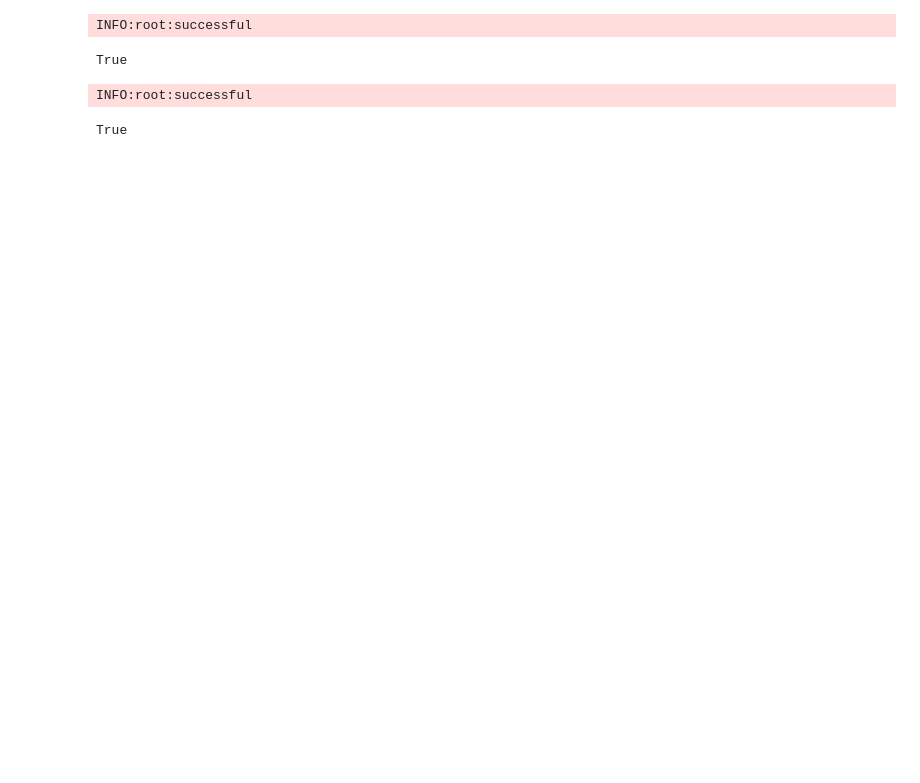
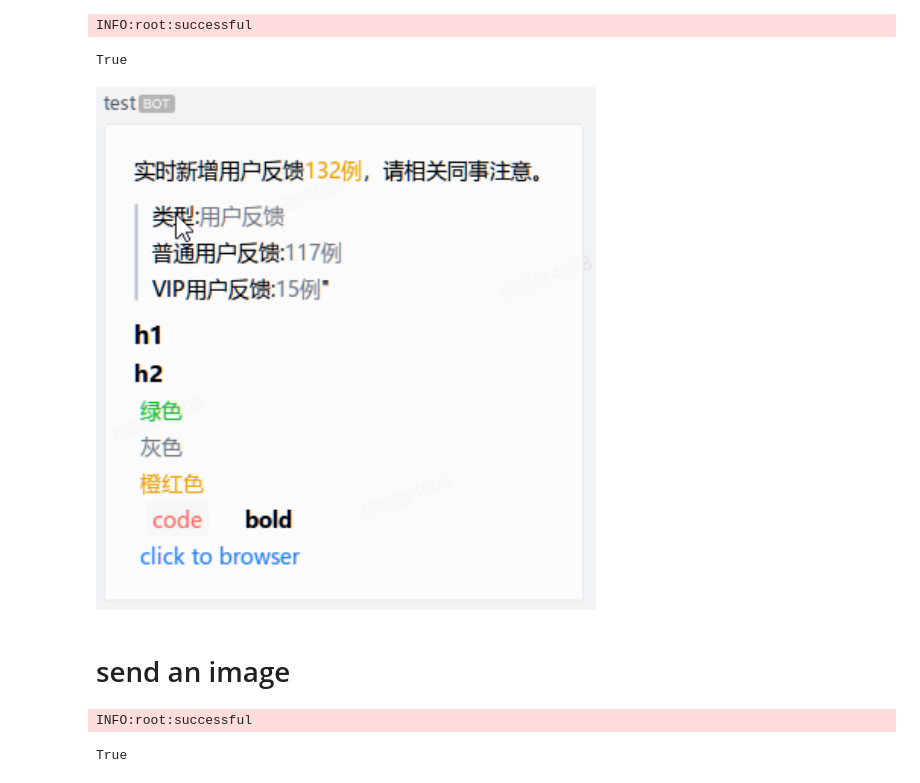
Before and after one commit to mingminyu/mumu, a Jupyter notebook: notebooks/robots_examples/WorkWeChat.ipynb, the cells around one changed output. Cells and saved outputs as stored; diff of their text form; code cells hidden in the pictures; blank space fills up the shorter version.

```diff
--- a/notebooks/robots_examples/WorkWeChat.ipynb
+++ b/notebooks/robots_examples/WorkWeChat.ipynb
@@ -46,4 +78,10 @@ wwx_send_messages_md(key=WWX_CONF["key"], content=textwrap.dedent(content))
 # %% [output]
 INFO:root:successful
 True
+# %%
+Image(filename='../images/robots_wwx_3.png', width=500)
+# %% [output]
+[figure, added]
+# %% [markdown]
+# send an image
 # %%
```
Also changed, not shown: parts of 25 cells of this notebook, 30 other files.
